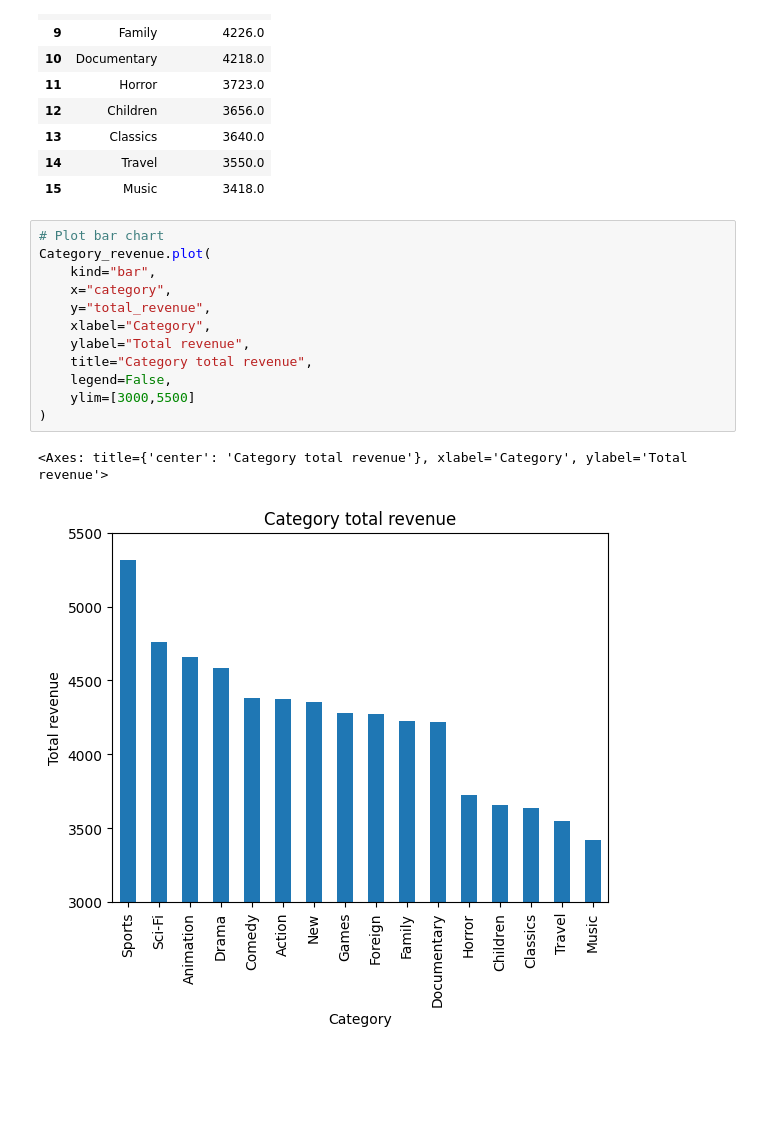
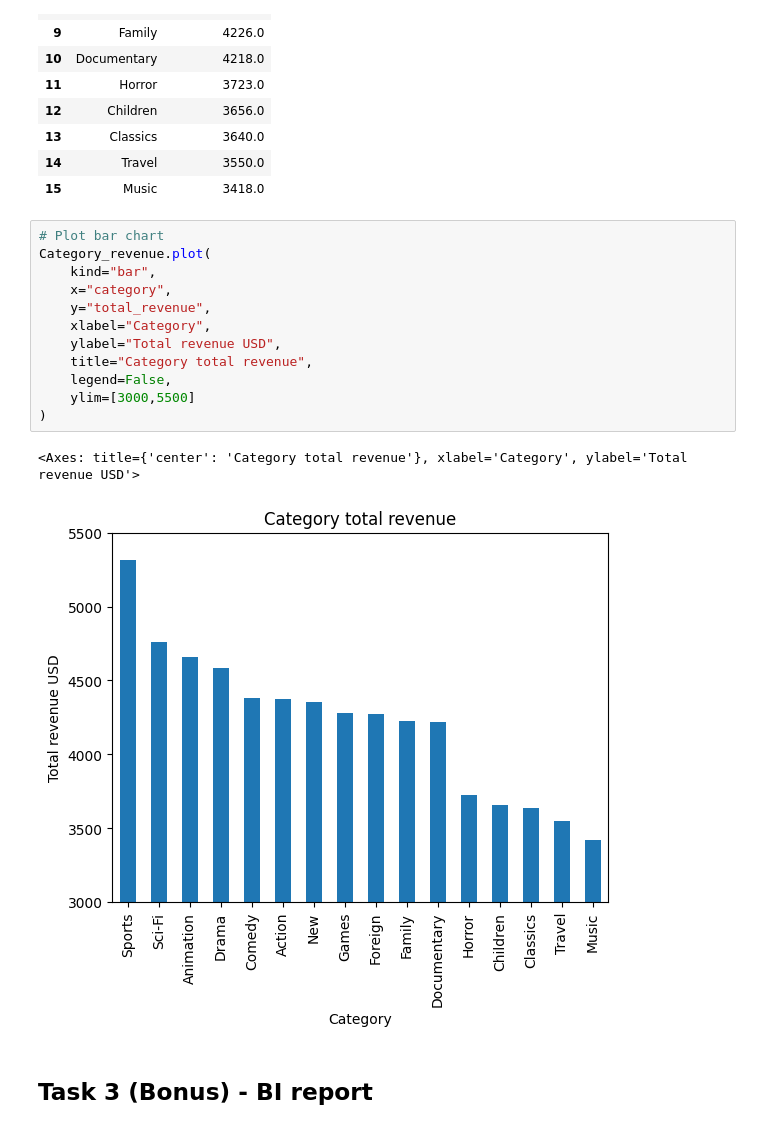
Before and after one commit to LisaYllander92/SQL_LAB_DE25_LisaYllander, a Jupyter notebook: data_analys.ipynb, the cells around one changed output. Cells and saved outputs as stored; diff of their text form; blank space fills up the shorter version.

```diff
--- a/data_analys.ipynb
+++ b/data_analys.ipynb
@@ -388,15 +383,17 @@ Category_revenue
 # %%
 # Plot bar chart
 Category_revenue.plot(
     kind="bar",
     x="category",
     y="total_revenue",
     xlabel="Category",
-    ylabel="Total revenue",
+    ylabel="Total revenue USD",
     title="Category total revenue",
     legend=False,
     ylim=[3000,5500]
 )
 # %% [output]
-<Axes: title={'center': 'Category total revenue'}, xlabel='Category', ylabel='Total revenue'>
+<Axes: title={'center': 'Category total revenue'}, xlabel='Category', ylabel='Total revenue USD'>
-[figure, old version]
+[figure, new version]
+# %% [markdown]
+## Task 3 (Bonus) - BI report
```
Also changed, not shown: parts of 4 cells of this notebook.
